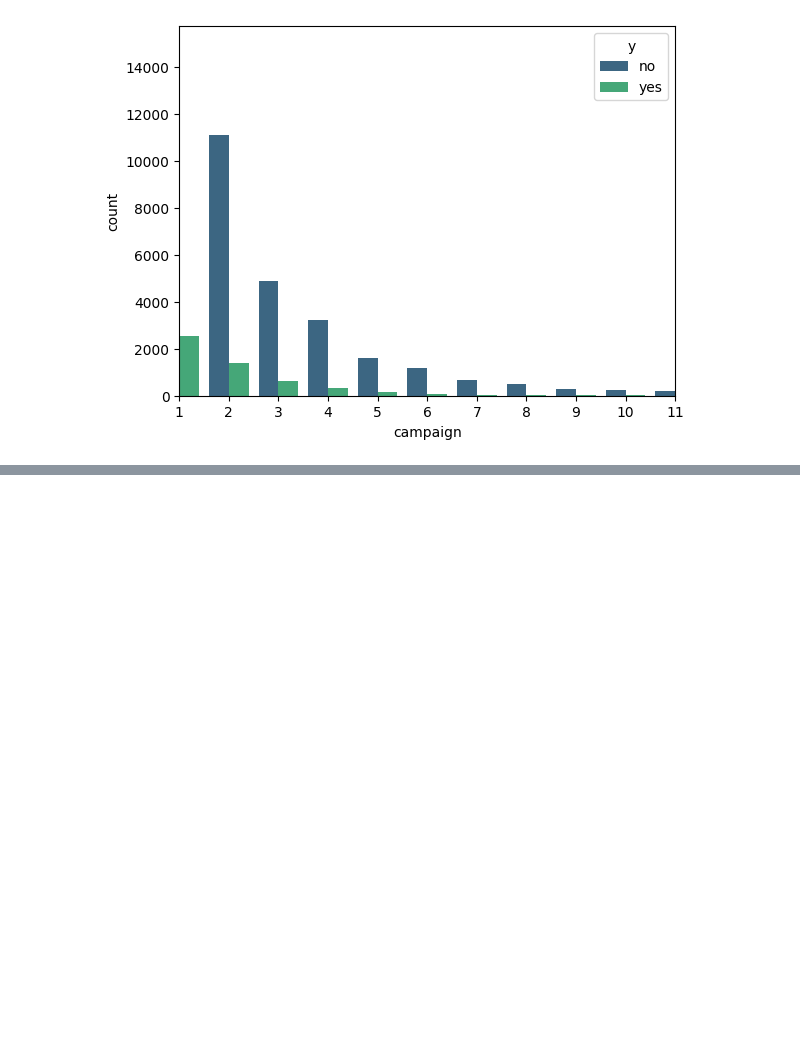
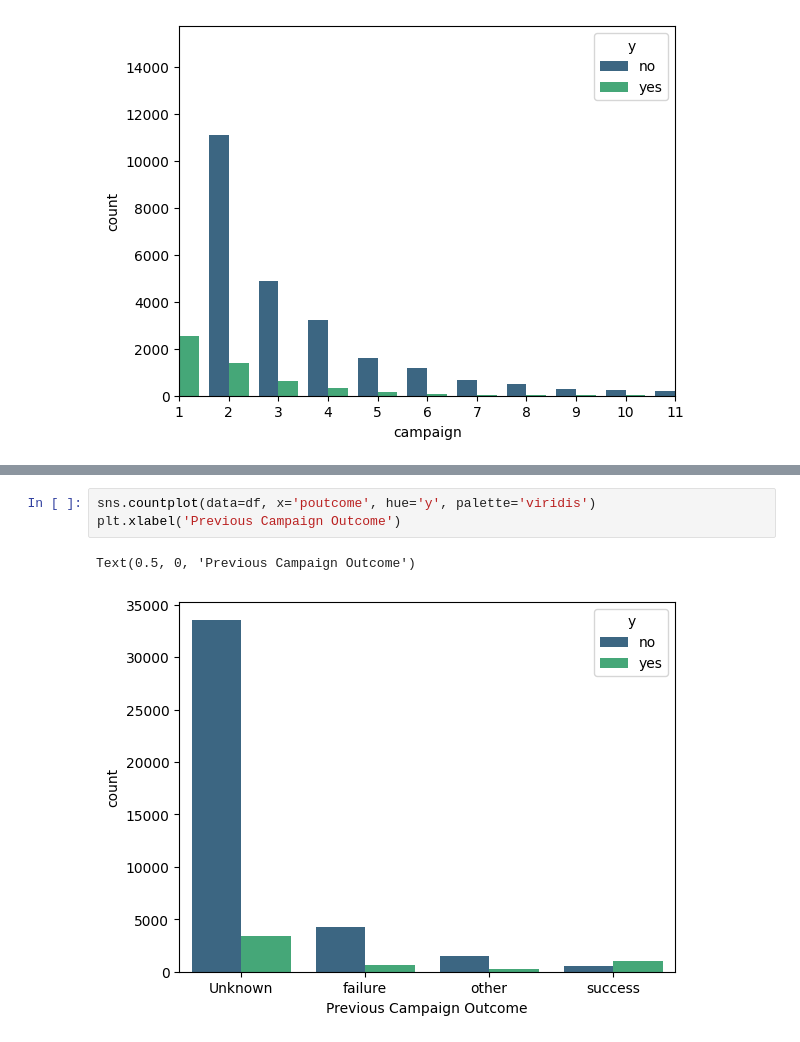
Before and after one commit to DenizBerkDemirag/bank-marketing, a Jupyter notebook: eda_analysis.ipynb, the cells around one changed output, grey strips where cells are left out. Drawn from its saved outputs; the diff is of its cells as text; blank space fills up the shorter version.

```diff
--- a/eda_analysis.ipynb
+++ b/eda_analysis.ipynb
@@ -392,0 +432,6 @@ plt.xticks(range(0, 11))
+# %%
+sns.countplot(data=df, x='poutcome', hue='y', palette='viridis')
+plt.xlabel('Previous Campaign Outcome')
+# %% [output]
+Text(0.5, 0, 'Previous Campaign Outcome')
+[figure, added]
```
Also changed, not shown: parts of 5 cells of this notebook.
